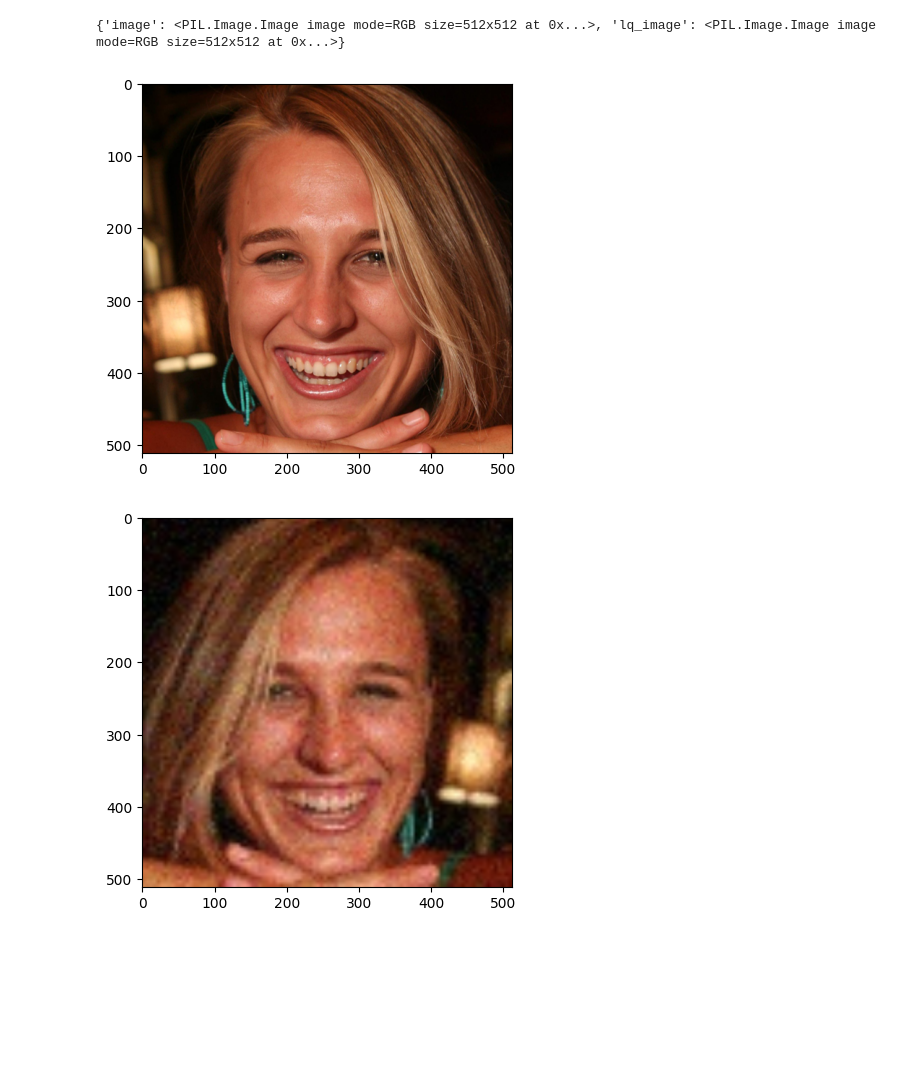
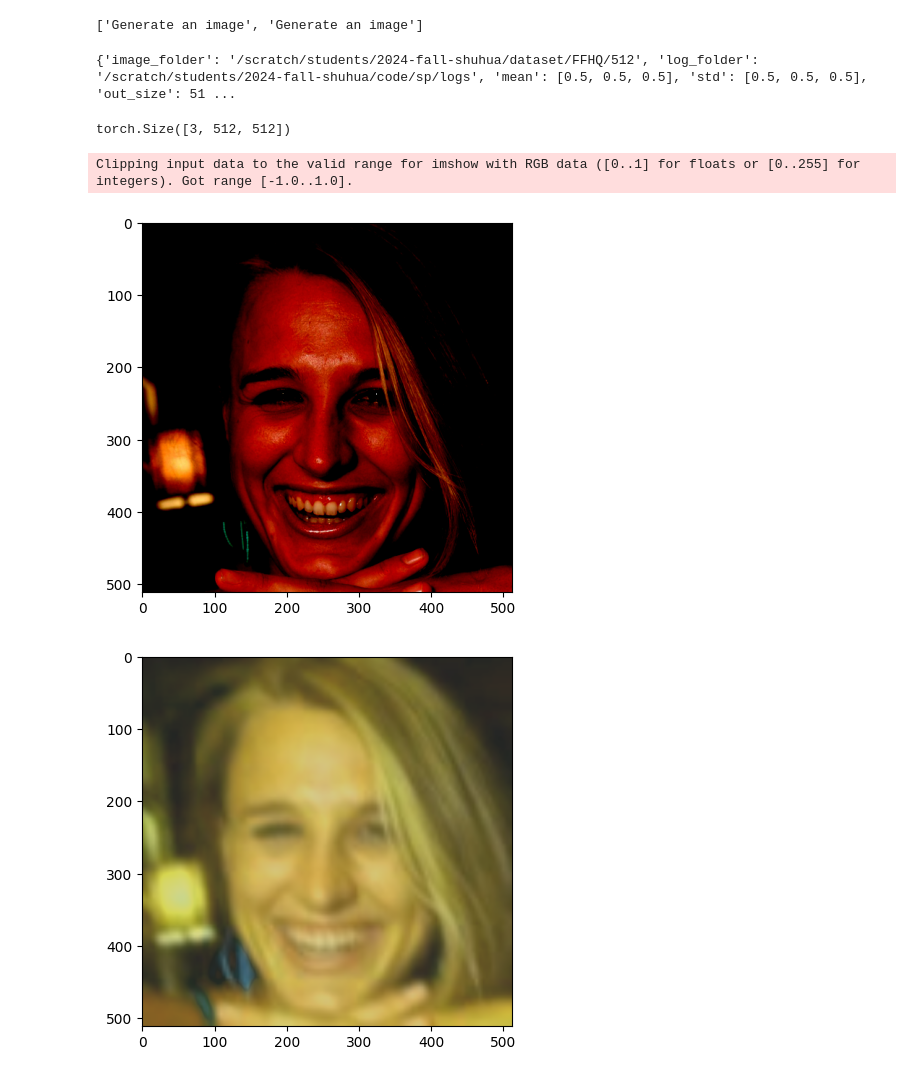
Before and after one commit to shua-chen/Semester-Project, a Jupyter notebook: csh.ipynb, the cells around one changed output. Cells and saved outputs as stored; diff of their text form; code cells hidden in the pictures; blank space fills up the shorter version.

```diff
--- a/csh.ipynb
+++ b/csh.ipynb
@@ -16,20 +16,39 @@ Dataset({
+# %%
+def mf(examples):
+    examples['prompt']="Generate an image"
+    return examples
+train_dataset=train_dataset.map(mf)
+# %%
+print(train_dataset['prompt'])
+# %% [output]
+['Generate an image', 'Generate an image']
 # %%
 from aaa import get_lq_img
 import yaml
 opt=yaml.load(open('/home/Code/Semester-Project/data_opt.yaml','r'),Loader=yaml.FullLoader)
+print(opt)
 tmp_dataset=get_lq_img(opt,train_dataset)
+# %% [output]
+{'image_folder': '/scratch/students/2024-fall-shuhua/dataset/FFHQ/512', 'log_folder': '/scratch/students/2024-fall-shuhua/code/sp/logs', 'mean': [0.5, 0.5, 0.5], 'std': [0.5, 0.5, 0.5], 'out_size': 51 ...
 # %%
-print(tmp_dataset[0])
+print(tmp_dataset[0]['image'].shape)
 # %% [output]
-{'image': <PIL.Image.Image image mode=RGB size=512x512 at 0x...>, 'lq_image': <PIL.Image.Image image mode=RGB size=512x512 at 0x...>}
+torch.Size([3, 512, 512])
 # %%
 import matplotlib.pyplot as plt
-hq_img=tmp_dataset[0]['image']
-lq_img=tmp_dataset[0]['lq_image']
+import torch
+imgs=tmp_dataset[0]
+#3*h*w->h*w*3,rgb->bgr
+hq_img = imgs['image'].permute(1, 2, 0)
+#hq_img=torch.flip(hq_img, dims=[-1])
+lq_img=imgs['lq_image'].permute(1,2,0)
+
+
 plt.imshow(hq_img)
 plt.show()
 plt.imshow(lq_img)
 plt.show()
 # %% [output]
+Clipping input data to the valid range for imshow with RGB data ([0..1] for floats or [0..255] for integers). Got range [-1.0..1.0].
-[figure, old version]
+[figure, new version]
-[figure, old version]
+[figure, new version]
```
Also changed, not shown: parts of 1 cell of this notebook, 1 other file.
